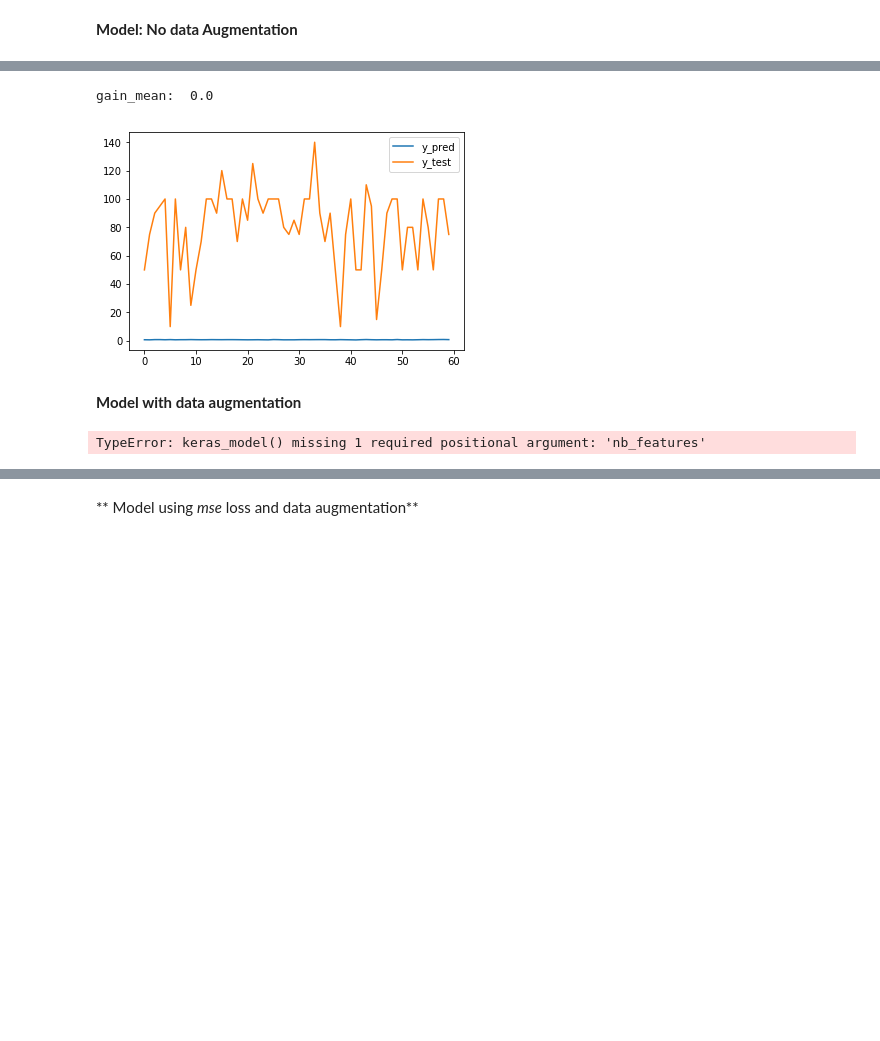
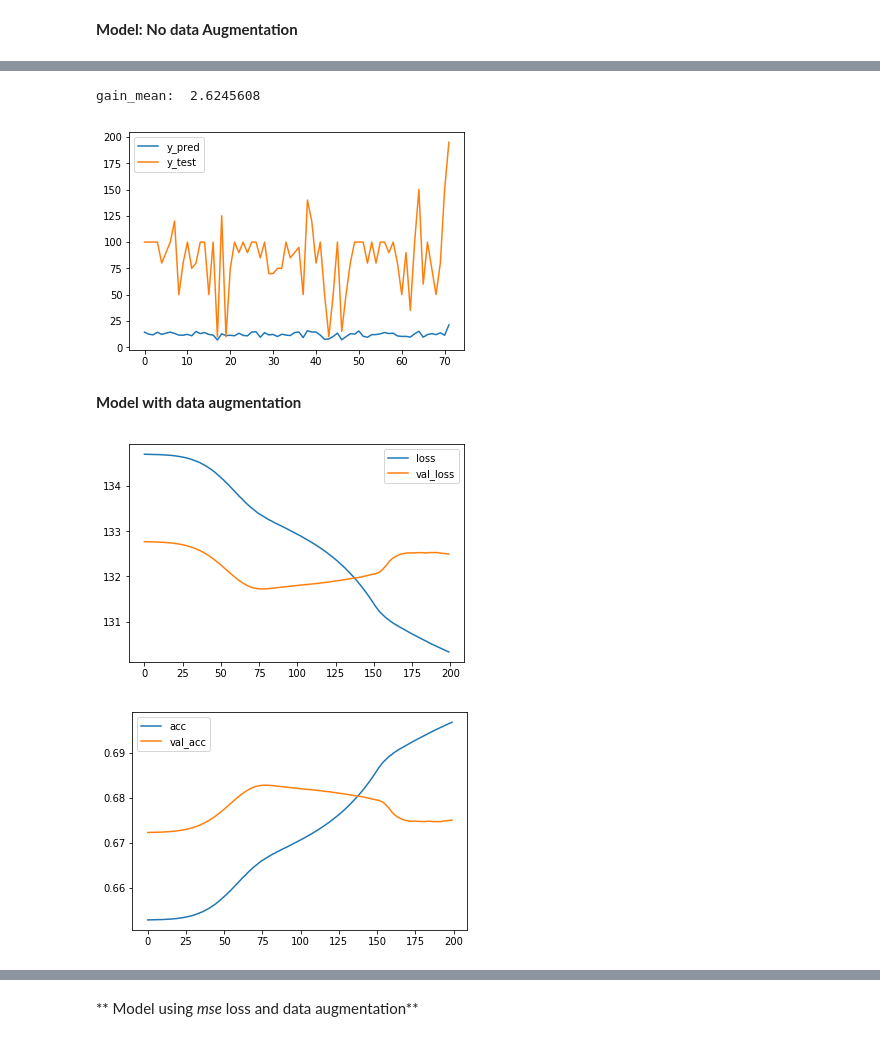
Before and after one commit to afranck64/ultimatum, a Jupyter notebook: notebooks/Model.ipynb, the cells around one changed output, grey strips where cells are left out. Saved outputs shown, nothing was run; the diff lists cells and outputs as text; code cells hidden in the pictures; blank space fills up the shorter version.

```diff
--- a/notebooks/Model.ipynb
+++ b/notebooks/Model.ipynb
@@ -219,33 +160,35 @@ out_data = pd.DataFrame(data={'y_test': np.ravel(yTest), 'y_pred': np.ravel(yPre
 out_data.plot()
 
 yPred = model.predict(xTest)
-print("gain_mean: ", gain_mean2(yTest.ravel(), yPred.ravel()))
+print("gain_mean: ", gain_mean(yTest.ravel(), yPred.ravel()))
 # %% [output]
-gain_mean:  0.0
+gain_mean:  2.6245608
-[figure, old version]
+[figure, new version]
 # %% [markdown]
 **Model with data augmentation**
 # %%
 #sci-kit like training
-model = keras_model(loss=loss_tf, metrics=[gain_tf])
+model = KerasModel(loss=loss_tf, metrics=[gain_tf], batch_size=60, epochs=200)
 da = DACombine()
+xTrain_a, yTrain_a = xTrain, yTrain
 split = int(xTrain.shape[1] * 0.75)
 xTrain_a, yTrain_a = xTrain[:split], yTrain[:split]
 xVal, yVal = xTrain[split:], yTrain[split:]
 xTrain_a, yTrain_a = da.fit_predict(xTrain_a, yTrain_a, size=xTrain_a.shape[1]*16, distance=10, retarget=True, distribution=True, combine=True)
-history = model.fit(xTrain_a.astype('float'), yTrain_a.astype('float'), validation_data=(xVal, yVal), epochs=100, batch_size=64, verbose=0)
+history = model.fit(xTrain_a.astype('float'), yTrain_a.astype('float'),  validation_data=(xVal, yVal), verbose=0)
 loss_hist = pd.DataFrame(data={'loss': history.history['loss'], 'val_loss': history.history['val_loss']})
-loss_hist.plot(figsize=(30,10))
+loss_hist.plot()
 
 acc_hist = pd.DataFrame(data={'acc': history.history['gain_tf'], 'val_acc': history.history['val_gain_tf']})
-acc_hist.plot(figsize=(30, 10))
+acc_hist.plot()
 
 yPred = model.predict(xTest, batch_size=128)
 
 out_data = pd.DataFrame(data={'y_test': np.ravel(yTest), 'y_pred': np.ravel(yPred)})
 #stl = model.score(xTest, yTest, verbose=0)
 # %% [output]
-TypeError: keras_model() missing 1 required positional argument: 'nb_features'
+[figure, added]
+[figure, added]
 # %%
 yPred = model.predict(xTest)
 
```
Also changed, not shown: parts of 23 cells of this notebook, 14 other files.
